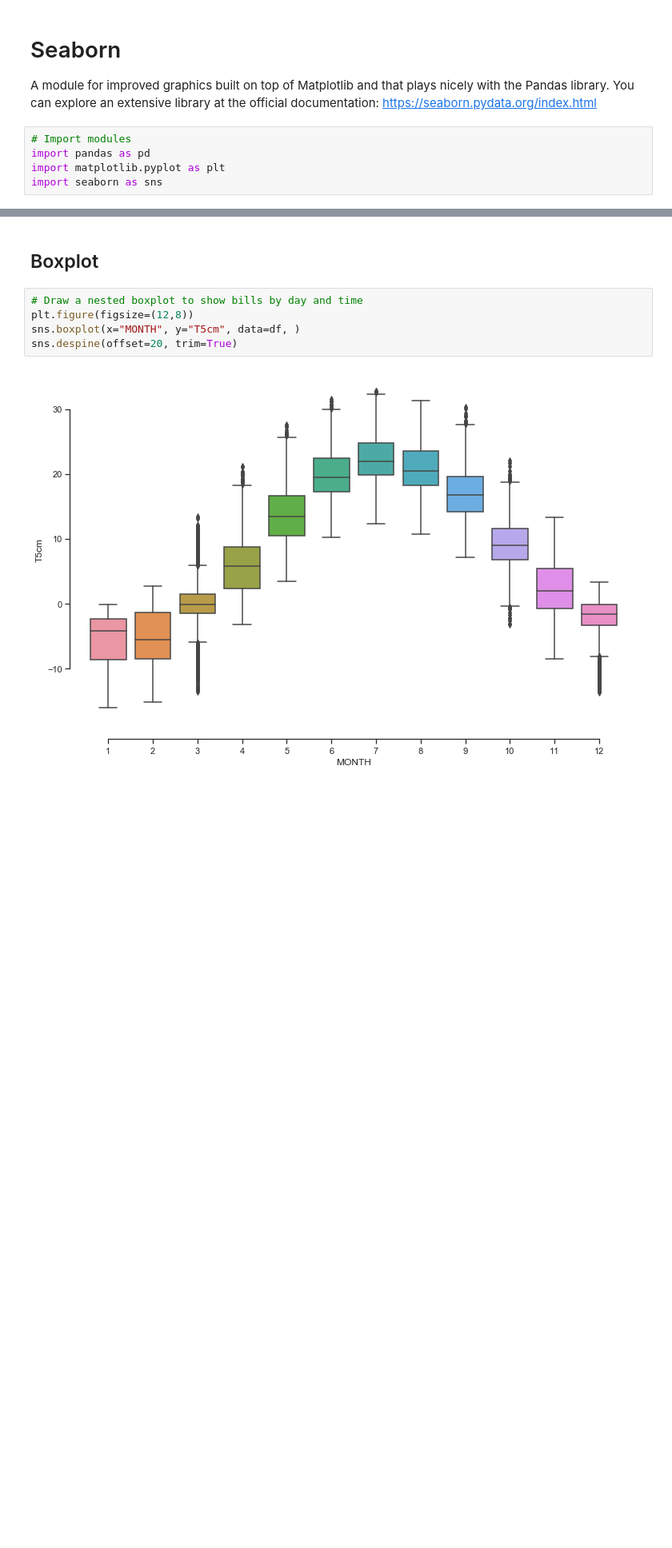
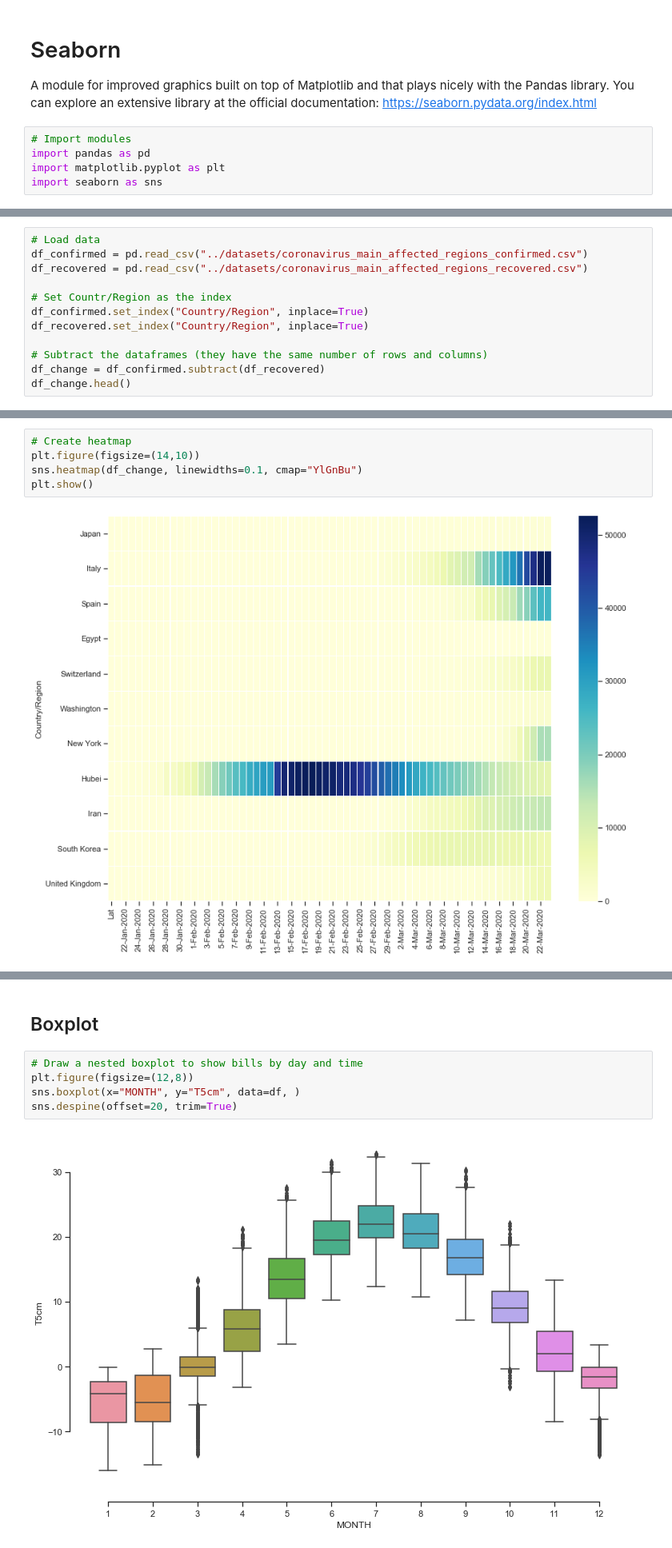
Before and after one commit to andres-patrignani/pynotes, a Jupyter notebook: notebooks/seaborn_module.ipynb, the cells around one changed output, grey strips where cells are left out. Shown at 80% size. Drawn from its saved outputs; the diff is of its cells as text; blank space fills up the shorter version.

Commit message:
Added new datasets and improved seaborn module

```diff
--- a/notebooks/seaborn_module.ipynb
+++ b/notebooks/seaborn_module.ipynb
@@ -43,0 +48,12 @@ plt.show()
+# %%
+# Load data
+df_confirmed = pd.read_csv("../datasets/coronavirus_main_affected_regions_confirmed.csv")
+df_recovered = pd.read_csv("../datasets/coronavirus_main_affected_regions_recovered.csv")
+
+# Set Countr/Region as the index
+df_confirmed.set_index("Country/Region", inplace=True)
+df_recovered.set_index("Country/Region", inplace=True)
+
+# Subtract the dataframes (they have the same number of rows and columns)
+df_change = df_confirmed.subtract(df_recovered)
+df_change.head()
@@ -43,0 +69,7 @@ plt.show()
+# %%
+# Create heatmap
+plt.figure(figsize=(14,10))
+sns.heatmap(df_change, linewidths=0.1, cmap="YlGnBu")
+plt.show()
+# %% [output]
+[figure, added]
```
Also changed, not shown: parts of 11 cells of this notebook, 3 other files.
